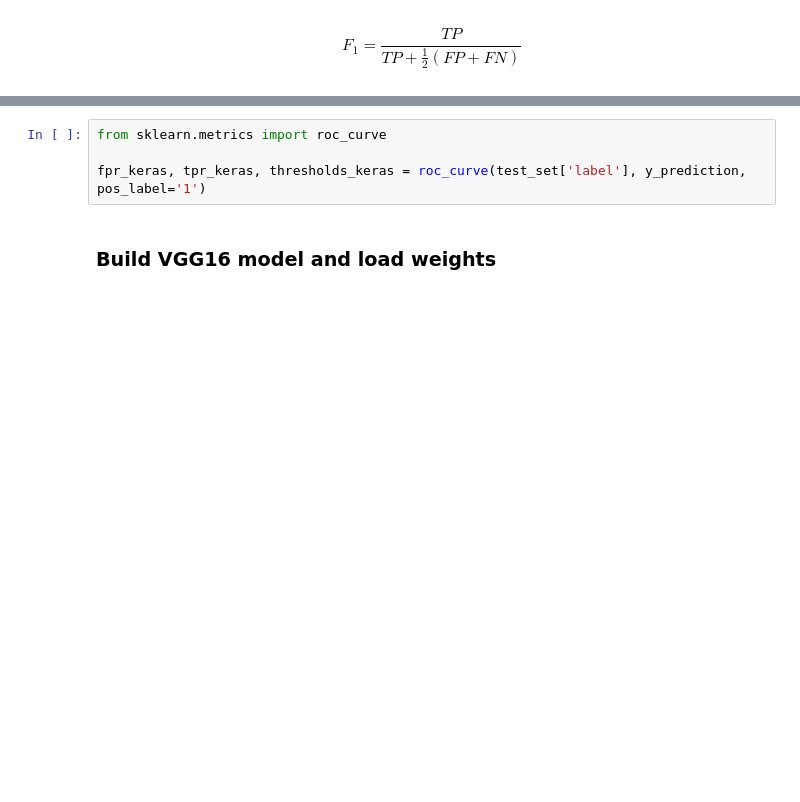
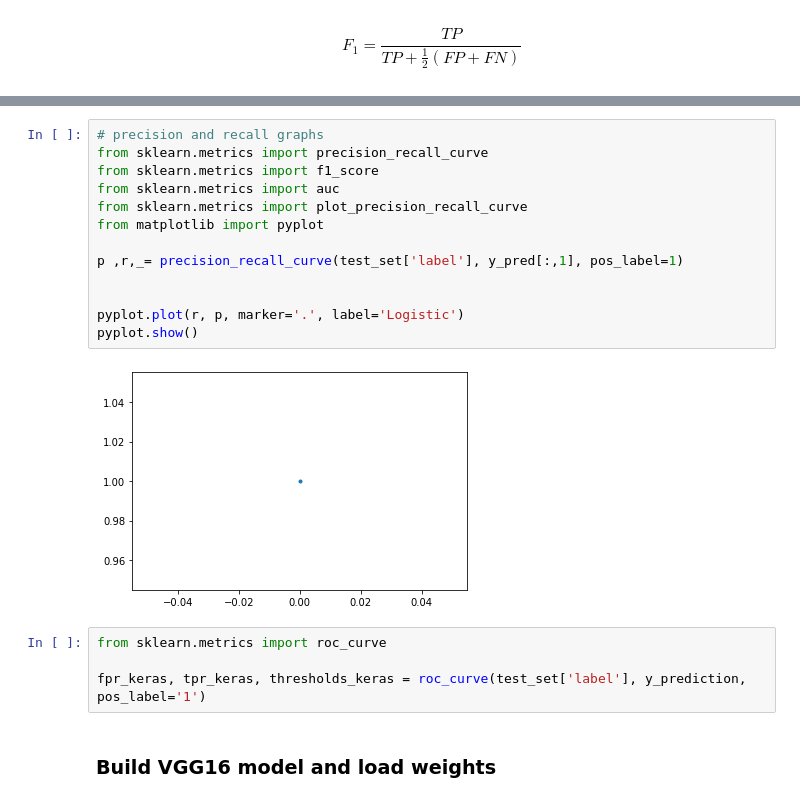
Before and after one commit to amura/xray-machinelearning, a Jupyter notebook: performance_evaluation_xrays_model1.ipynb, the cells around one changed output, grey strips where cells are left out. Cells and saved outputs as stored; diff of their text form; blank space fills up the shorter version.

```diff
--- a/performance_evaluation_xrays_model1.ipynb
+++ b/performance_evaluation_xrays_model1.ipynb
@@ -315,3 +315,18 @@ F1 score 0.950523
+# %%
+# precision and recall graphs
+from sklearn.metrics import precision_recall_curve
+from sklearn.metrics import f1_score
+from sklearn.metrics import auc
+from sklearn.metrics import plot_precision_recall_curve
+from matplotlib import pyplot
+
+p ,r,_= precision_recall_curve(test_set['label'], y_pred[:,1], pos_label=1)
+
+
+pyplot.plot(r, p, marker='.', label='Logistic')
+pyplot.show()
+# %% [output]
+[figure, added]
 # %%
 from sklearn.metrics import roc_curve
 
```
Also changed, not shown: parts of 19 cells of this notebook.
